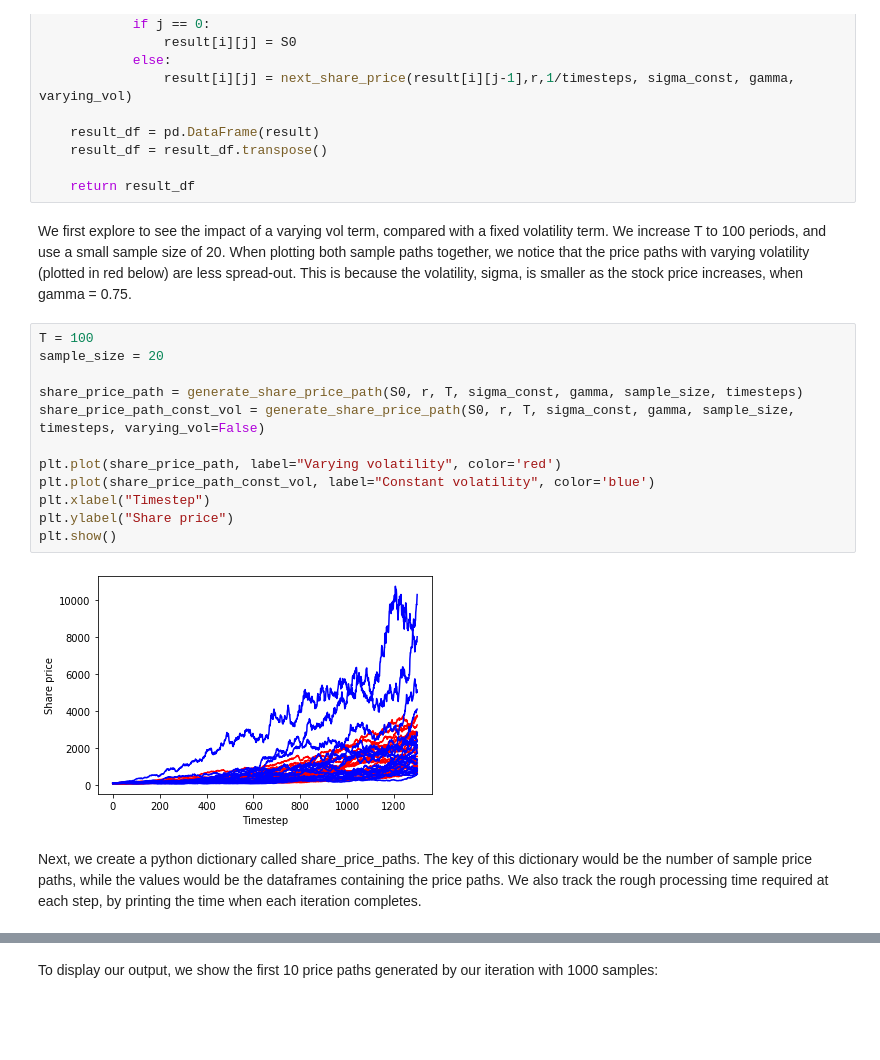
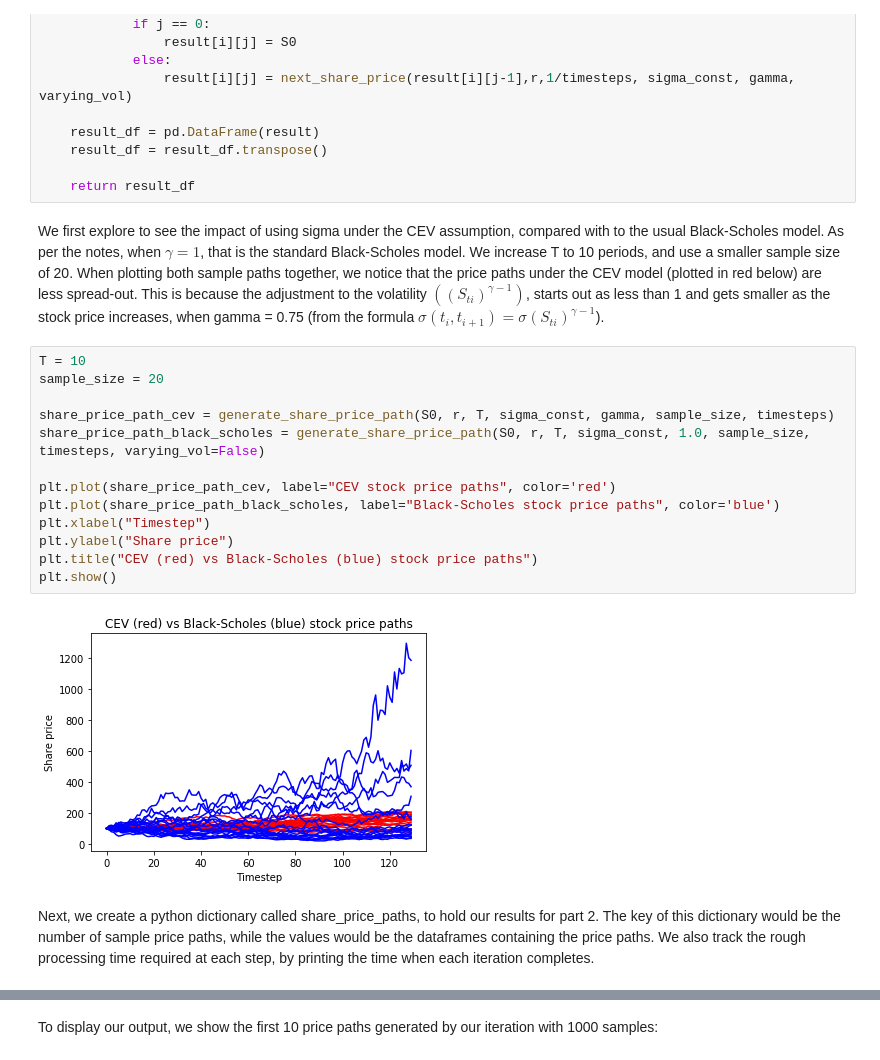
Before and after one commit to kyle-nguyennn/wqu-computational-finance, a Jupyter notebook: week5/Week 5.ipynb, the cells around one changed output, grey strips where cells are left out. Drawn from its saved outputs; the diff is of its cells as text; blank space fills up the shorter version.

```diff
--- a/week5/Week 5.ipynb
+++ b/week5/Week 5.ipynb
@@ -55,23 +57,24 @@ def generate_share_price_path(S0, r, T, sigma_const, gamma, sample_size, timeste
 
     return result_df
 # %% [markdown]
-We first explore to see the impact of a varying vol term, compared with a fixed volatility term.  We increase T to 100 periods, and use a small sample size of 20. When plotting both sample paths together, we notice that the price paths with varying volatility (plotted in red below) are less spread-out. This is because the volatility, sigma, is smaller as the stock price increases, when gamma = 0.75.
+We first explore to see the impact of using sigma under the CEV assumption, compared with to the usual Black-Scholes model. As per the notes, when $\gamma = 1$, that is the standard Black-Scholes model.  We increase T to 10 periods, and use a smaller sample size of 20. When plotting both sample paths together, we notice that the price paths under the CEV model (plotted in red below) are less spread-out. This is because the adjustment to the volatility $((S_{ti})^{\gamma-1})$, starts out as less than 1 and gets smaller as the stock price increases, when gamma = 0.75 (from the formula $\sigma(t_i,t_{i+1}) = \sigma(S_{ti})^{\gamma-1}$).
 # %%
-T = 100
+T = 10
 sample_size = 20
 
-share_price_path = generate_share_price_path(S0, r, T, sigma_const, gamma, sample_size, timesteps)
-share_price_path_const_vol = generate_share_price_path(S0, r, T, sigma_const, gamma, sample_size, timesteps, varying_vol=False)
+share_price_path_cev = generate_share_price_path(S0, r, T, sigma_const, gamma, sample_size, timesteps)
+share_price_path_black_scholes = generate_share_price_path(S0, r, T, sigma_const, 1.0, sample_size, timesteps, varying_vol=False)
 
-plt.plot(share_price_path, label="Varying volatility", color='red')
-plt.plot(share_price_path_const_vol, label="Constant volatility", color='blue')
+plt.plot(share_price_path_cev, label="CEV stock price paths", color='red')
+plt.plot(share_price_path_black_scholes, label="Black-Scholes stock price paths", color='blue')
 plt.xlabel("Timestep")
 plt.ylabel("Share price")
+plt.title("CEV (red) vs Black-Scholes (blue) stock price paths")
 plt.show()
 # %% [output]
-[figure, old version]
+[figure, new version]
 # %% [markdown]
-Next, we create a python dictionary called share_price_paths. The key of this dictionary would be the number of sample price paths, while the values would be the dataframes containing the price paths. We also track the rough processing time required at each step, by printing the time when each iteration completes.
+Next, we create a python dictionary called share_price_paths, to hold our results for part 2. The key of this dictionary would be the number of sample price paths, while the values would be the dataframes containing the price paths. We also track the rough processing time required at each step, by printing the time when each iteration completes.
 # %%
 import datetime
 
```
Also changed, not shown: parts of 6 cells of this notebook.
